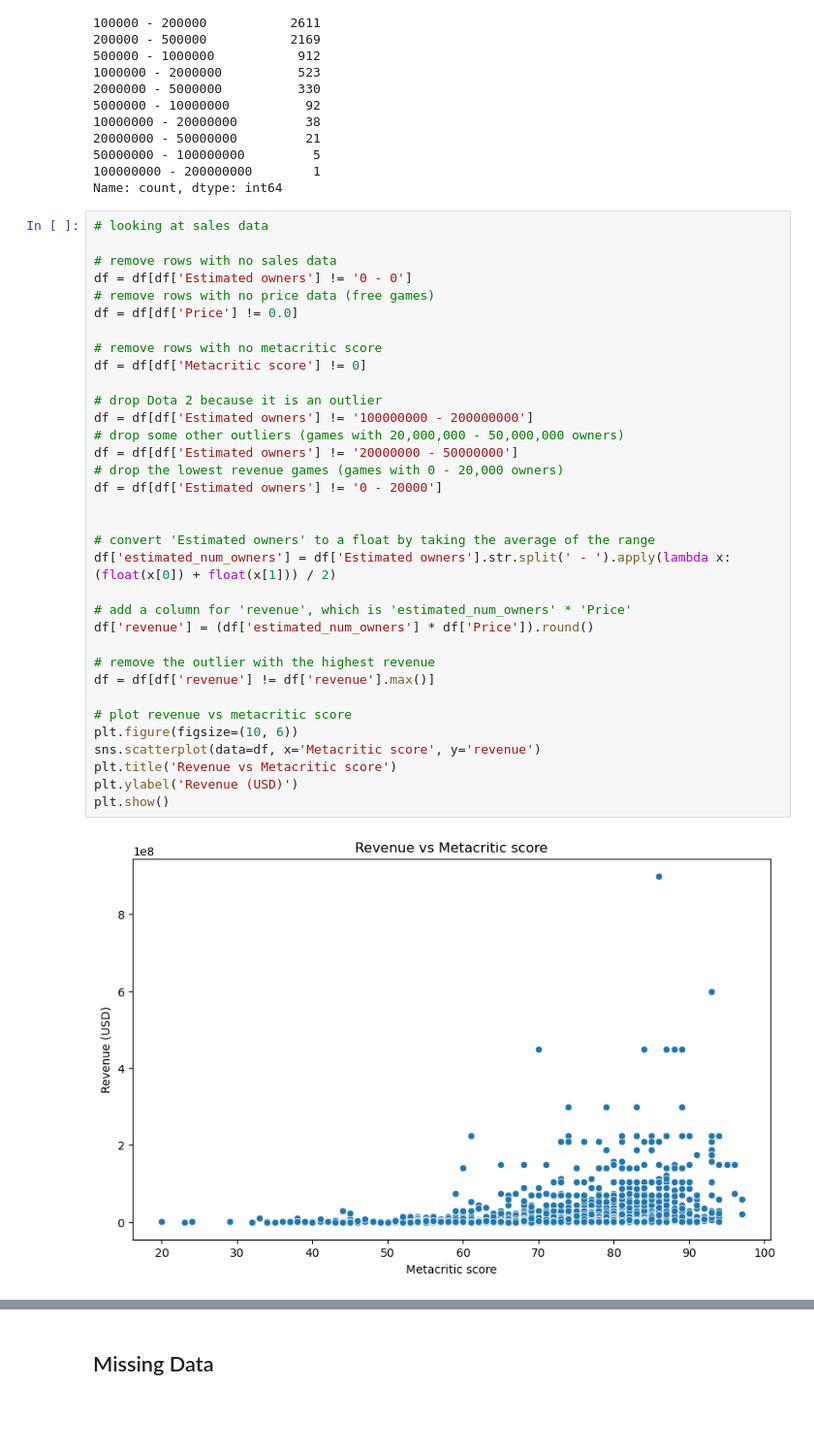
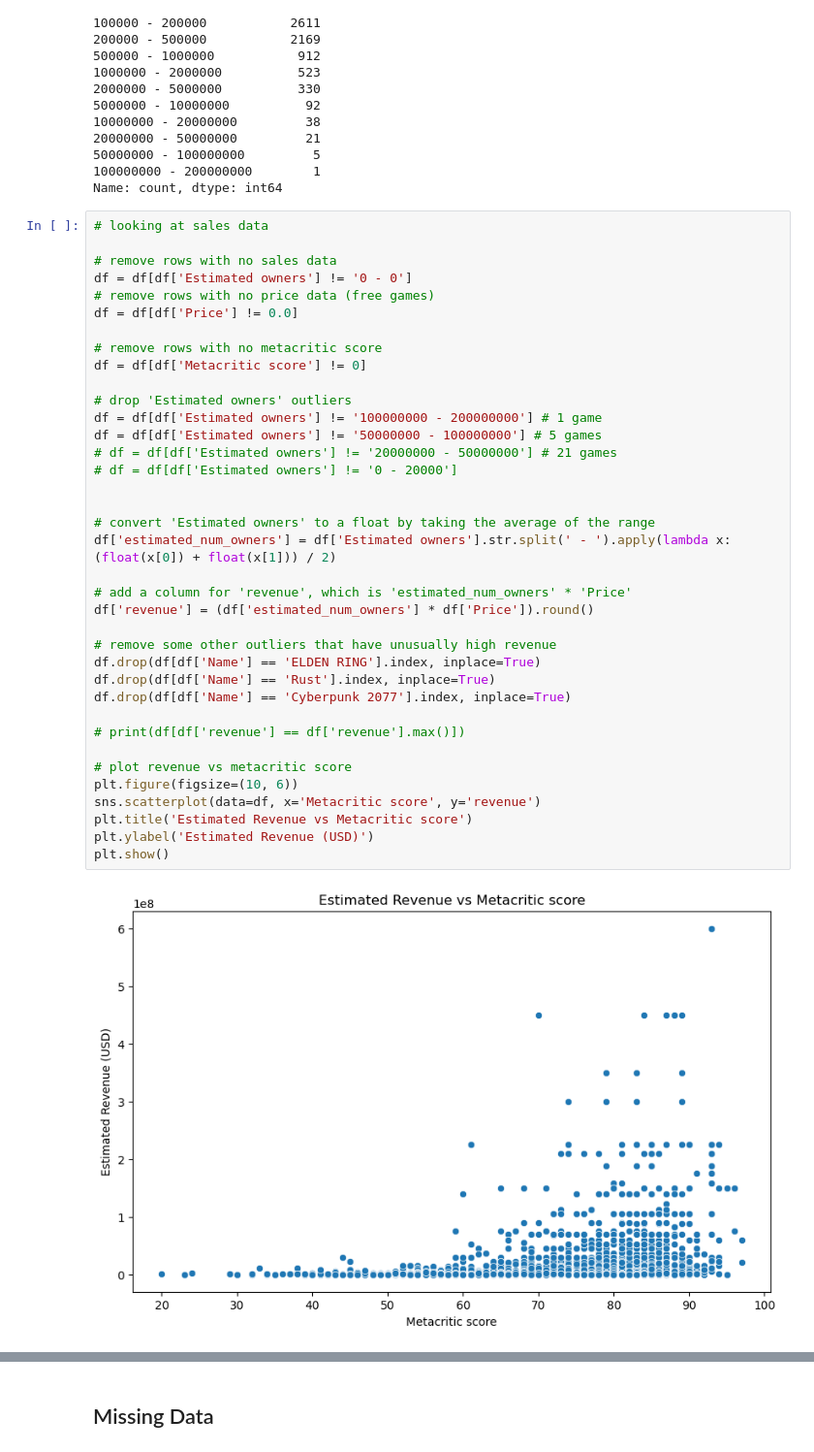
Before and after one commit to evan-carey/cst383-project, a Jupyter notebook: predicting_the_next_big_game.ipynb, the cells around one changed output, grey strips where cells are left out. Shown at 97% size. Cells and saved outputs as stored; diff of their text form; blank space fills up the shorter version.

Commit message:
remove some outliers; remove 'negative_fraction' from model, as it's just the inverse of positive_fraction

```diff
--- a/predicting_the_next_big_game.ipynb
+++ b/predicting_the_next_big_game.ipynb
@@ -123,39 +123,42 @@ Name: count, dtype: int64
 # %%
 # looking at sales data
 
 # remove rows with no sales data
 df = df[df['Estimated owners'] != '0 - 0']
 # remove rows with no price data (free games)
 df = df[df['Price'] != 0.0]
 
 # remove rows with no metacritic score
 df = df[df['Metacritic score'] != 0]
 
-# drop Dota 2 because it is an outlier
-df = df[df['Estimated owners'] != '100000000 - 200000000']
-# drop some other outliers (games with 20,000,000 - 50,000,000 owners)
-df = df[df['Estimated owners'] != '20000000 - 50000000']
-# drop the lowest revenue games (games with 0 - 20,000 owners)
-df = df[df['Estimated owners'] != '0 - 20000']
+# drop 'Estimated owners' outliers
+df = df[df['Estimated owners'] != '100000000 - 200000000'] # 1 game
+df = df[df['Estimated owners'] != '50000000 - 100000000'] # 5 games
+# df = df[df['Estimated owners'] != '20000000 - 50000000'] # 21 games
+# df = df[df['Estimated owners'] != '0 - 20000']
 
 
 # convert 'Estimated owners' to a float by taking the average of the range
 df['estimated_num_owners'] = df['Estimated owners'].str.split(' - ').apply(lambda x: (float(x[0]) + float(x[1])) / 2)
 
 # add a column for 'revenue', which is 'estimated_num_owners' * 'Price'
 df['revenue'] = (df['estimated_num_owners'] * df['Price']).round()
 
-# remove the outlier with the highest revenue
-df = df[df['revenue'] != df['revenue'].max()]
+# remove some other outliers that have unusually high revenue
+df.drop(df[df['Name'] == 'ELDEN RING'].index, inplace=True)
+df.drop(df[df['Name'] == 'Rust'].index, inplace=True)
+df.drop(df[df['Name'] == 'Cyberpunk 2077'].index, inplace=True)
+
+# print(df[df['revenue'] == df['revenue'].max()])
 
 # plot revenue vs metacritic score
 plt.figure(figsize=(10, 6))
 sns.scatterplot(data=df, x='Metacritic score', y='revenue')
-plt.title('Revenue vs Metacritic score')
-plt.ylabel('Revenue (USD)')
+plt.title('Estimated Revenue vs Metacritic score')
+plt.ylabel('Estimated Revenue (USD)')
 plt.show()
 # %% [output]
-[figure, old version]
+[figure, new version]
 # %%
 # let's look at Tags to see if we can find any patterns
 
```
Also changed, not shown: parts of 4 cells of this notebook.
